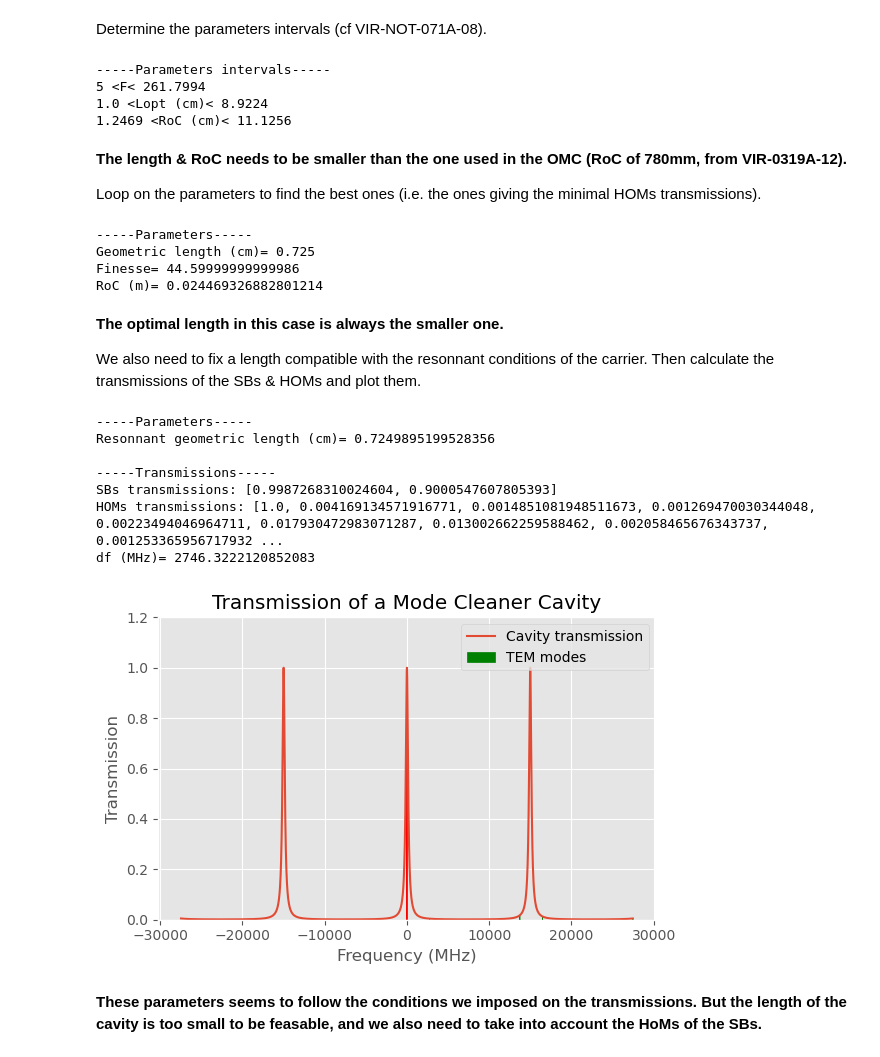
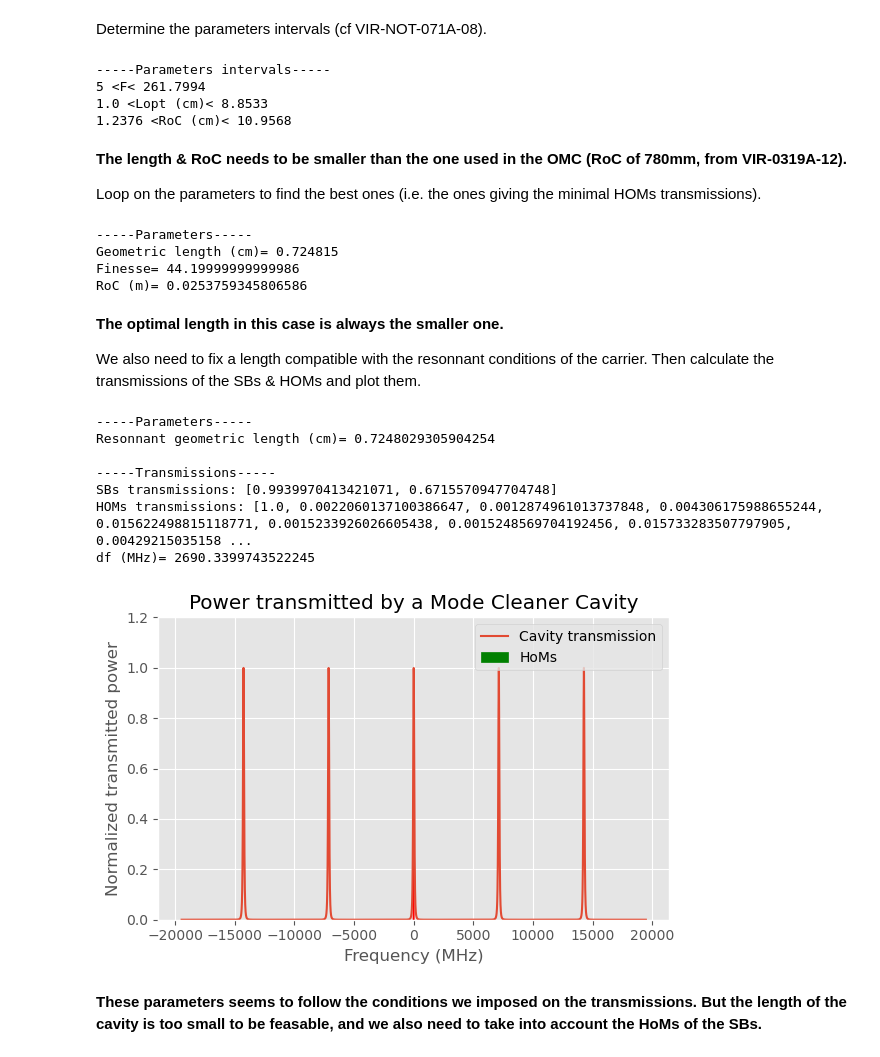
Before and after one commit to antoine-amy/AdV_AMC_design, a Jupyter notebook: MC_design.ipynb, the cells around one changed output. Cells and saved outputs as stored; diff of their text form; code cells hidden in the pictures.

```diff
--- a/MC_design.ipynb
+++ b/MC_design.ipynb
@@ -52,14 +59,10 @@ plt.show()
 Determine the parameters intervals (cf VIR-NOT-071A-08).
 # %%
 # Constants
-c = 2.99792e8 # Speed of light
-carrier = 1064e-9 # Carrier wavelength (m)
-f = c / carrier # Carrier frequency (Hz)
-fm = [6e6, 56e6] # Sidebands frequency (Hz)
+f = c / lambda_ # Carrier frequency (Hz)
 R1 = 0.99; T1=np.sqrt(1-R1) # mirror 1
 R2 = 0.99; T2=np.sqrt(1-R2) # mirror 2
-n = 1.45 # Cavity index
-sidebands_trans_min, TEM_limit = 0.90, 0.01 # Sidebands & HOMs transmissions limits
+TEM_limit = 0.01 # Sidebands & HOMs transmissions limits
 Lopt_lim, F_lim, RoC_lim = [10e-3, 30e-2], [5, 500], [0,0] # Parameters limits
 nm_max = 10 # Number of HOMs to consider
 FLopt_lim=[0,0]; RLgeo_lim=[0,0]
@@ -72,44 +75,41 @@ if np.pi*losses_max/(4*P)<F_lim[1]: F_lim[1]=np.pi*losses_max/(4*P)
 print(round(F_lim[0],4),"<F<",round(F_lim[1],4))
 
 # Sidebands transmission
-FLopt_lim[1]=np.sqrt(((1-sidebands_trans_min)*c**2)/(16*sidebands_trans_min*fm[1]**2))
+FLopt_lim[1]=np.sqrt(((1-SB_limit)*c**2)/(16*SB_limit*fm[1]**2))
 Lopt_lim[1]=FLopt_lim[1]/F_lim[0]
 print(round(Lopt_lim[0]*1e2,4),"<Lopt (cm)<",round(Lopt_lim[1]*1e2,4)) # Lopt being the optical length of a one way trip
 
 # Filtering of higher modes
-RLgeo_lim[1]=TEM_limit*(2*FLopt_lim[1]/(n*np.pi))**2
-RoC_lim[0]=RLgeo_lim[1]/(0.5*Lopt_lim[1]/n); RoC_lim[1]=RLgeo_lim[1]/(0.5*Lopt_lim[0]/n) # Since Lopt=2*Lgeo*n
+RLgeo_lim[1]=TEM_limit*(2*FLopt_lim[1]/(idxn*np.pi))**2
+RoC_lim[0]=RLgeo_lim[1]/(0.5*Lopt_lim[1]/idxn); RoC_lim[1]=RLgeo_lim[1]/(0.5*Lopt_lim[0]/idxn) # Since Lopt=2*Lgeo*n
 print(round(RoC_lim[0]*1e2,4),"<RoC (cm)<",round(RoC_lim[1]*1e2,4))
 # %% [output]
 -----Parameters intervals-----
 5 <F< 261.7994
-1.0 <Lopt (cm)< 8.9224
-1.2469 <RoC (cm)< 11.1256
+1.0 <Lopt (cm)< 8.8533
+1.2376 <RoC (cm)< 10.9568
 # %% [markdown]
 **The length & RoC needs to be smaller than the one used in the OMC (RoC of 780mm, from VIR-0319A-12).**
 
 Loop on the parameters to find the best ones (i.e. the ones giving the minimal HOMs transmissions).
 # %%
-# TEM_limit=0.1 # Max transmission allowed for T01
-
 precisions=[1e-1, 1e-3, 1e-3] # Precisions on F, Lopt (m), and r (m)
 T=[[],[]]; Tbefore=[[1]*len(fm),[1]*nm_max]
 
 for F in np.arange(F_lim[0],F_lim[1],precisions[0]): # Scan on the finesse
-  FLopt_max=(c*np.sqrt(1-sidebands_trans_min))/(4*fm[-1]*np.sqrt(sidebands_trans_min)) # Making sure that we respect the condition on FL
+  FLopt_max=(c*np.sqrt(1-SB_limit))/(4*fm[-1]*np.sqrt(SB_limit)) # Making sure that we respect the condition on FL
   Lopt_max=min(FLopt_max/F, Lopt_lim[1])
 
   for Lopt in np.arange(Lopt_lim[0], Lopt_max, precisions[1]): # Scan on the length
-    Lgeo=(0.5*Lopt*n)
-    RLgeo_max=TEM_limit*(2*F*Lopt/(n*np.pi))**2 # Making sure that we respect the condition on RoCL
+    Lgeo=(0.5*Lopt*idxn)
+    RLgeo_max=TEM_limit*(2*F*Lopt/(idxn*np.pi))**2 # Making sure that we respect the condition on RoCL
     RoC_max = min(RLgeo_max / Lgeo, RoC_lim[1])
 
     for RoC in np.arange(max(RoC_lim[0],Lgeo), RoC_max, precisions[2]): # Scan on the RoC
-        g=1-Lgeo/RoC
         for i in range(len(fm)):
-            T[0].append(MCdf.Airy(F,Lopt,fm[i])) # Transmissions of SB
+            T[0].append(MCdf.Trans_factor(Lgeo, F, RoC, fm[i], 0)) # Transmissions of SB
         for i in range(1,nm_max+1):
-            T[1].append(MCdf.Tnm(F,g,i)) # Transmissions of TEM modes
+            T[1].append(MCdf.Trans_factor(Lgeo, F, RoC, 0, i)) # Transmissions of TEM modes
         if T[0][-1]>=TEM_limit:
           if sum(T[1])<sum(Tbefore[1]):
             Parameters=[F,Lopt,RoC] # if the parameters respects the conditions & allow a lower transmissions of the HOMs we keep them
@@ -117,54 +117,54 @@ for F in np.arange(F_lim[0],F_lim[1],precisions[0]): # Scan on the finesse
             Tbefore=T
         T=[[],[]]
 
-g=1-(Parameters[1]/Parameters[2]) # g=1-Lgeo/RoC
-
 print("-----Parameters-----")
-print("Geometric length (cm)=", 0.5*Parameters[1]*1e2*n)
+print("Geometric length (cm)=", 0.5*Parameters[1]*1e2*idxn)
 print("Finesse=", Parameters[0])
 print("RoC (m)=",Parameters[2])
 # %% [output]
 -----Parameters-----
-Geometric length (cm)= 0.725
-Finesse= 44.59999999999986
-RoC (m)= 0.024469326882801214
+Geometric length (cm)= 0.724815
+Finesse= 44.19999999999986
+RoC (m)= 0.0253759345806586
 # %% [markdown]
 **The optimal length in this case is always the smaller one.**
 
 We also need to fix a length compatible with the resonnant conditions of the carrier. Then calculate the transmissions of the SBs & HOMs and plot them.
 # %%
 # Find resonnant length for the carrier transmission
-Parameters[1] = MCdf.get_lengths(Parameters[1], carrier, g)
-g = 1-((0.5*n*Parameters[1])/Parameters[2])
+g = 1-((0.5*idxn*Parameters[1])/Parameters[2]) # g=1-L/RoC
+Parameters[1] = MCdf.get_lengths(Parameters[1], lambda_, g)
+Lgeo=(0.5*Parameters[1]*idxn)
+g = 1-((0.5*idxn*Parameters[1])/Parameters[2])
 
 print("-----Parameters-----")
-print("Resonnant geometric length (cm)=", 0.5*n*Parameters[1]*1e2)
+print("Resonnant geometric length (cm)=", Lgeo*1e2)
 print()
 
 # Transmissions
-T = [MCdf.Airy(Parameters[0], Parameters[1], freq) for freq in fm] # of the SBs
-TEM = [MCdf.Tnm(Parameters[0], g, i) for i in range(nm_max + 1)] # of the HOMs
+T = [MCdf.Trans_factor(Lgeo, Parameters[0], Parameters[2], freq, 0) for freq in fm] # of the SBs
+TEM = [MCdf.Trans_factor(Lgeo, Parameters[0], Parameters[2], 0, N) for N in range(nm_max + 1)] # of the HOMs
 df = np.arccos(np.sqrt(g)) * c / (2 * np.pi * Parameters[1]) # frequency difference between HOMs (due to the Gouy phase)
 
 print("-----Transmissions-----")
 print("SBs transmissions:",T)
 print("HOMs transmissions:",TEM)
 print("df (MHz)=", df/1e6)
 
 # Plotting
 plt.figure(figsize=(6, 4))
-MCdf.plot_transmission(n, Parameters[1], Parameters[0], g, fm, nm_max, plt.gca()) # Calculate the transmissions etc & plot the output of the MC
+MCdf.plot_transmission(Lgeo, Parameters[0], Parameters[2], fm, nm_max, plt.gca()) # Calculate the transmissions etc & plot the output of the MC
 plt.tight_layout()
 plt.show()
 # %% [output]
 -----Parameters-----
-Resonnant geometric length (cm)= 0.7249895199528356
+Resonnant geometric length (cm)= 0.7248029305904254
 
 -----Transmissions-----
-SBs transmissions: [0.9987268310024604, 0.9000547607805393]
-HOMs transmissions: [1.0, 0.004169134571916771, 0.0014851081948511673, 0.001269470030344048, 0.00223494046964711, 0.017930472983071287, 0.013002662259588462, 0.002058465676343737, 0.001253365956717932 ...
-df (MHz)= 2746.3222120852083
+SBs transmissions: [0.9939970413421071, 0.6715570947704748]
+HOMs transmissions: [1.0, 0.0022060137100386647, 0.0012874961013737848, 0.004306175988655244, 0.015622498815118771, 0.0015233926026605438, 0.0015248569704192456, 0.015733283507797905, 0.00429215035158 ...
+df (MHz)= 2690.3399743522245
-[figure, old version]
+[figure, new version]
 # %% [markdown]
 **These parameters seems to follow the conditions we imposed on the transmissions. But the length of the cavity is too small to be feasable, and we also need to take into account the HoMs of the SBs.**
 # %% [markdown]
```
Also changed, not shown: parts of 13 cells of this notebook, 1 other file.
